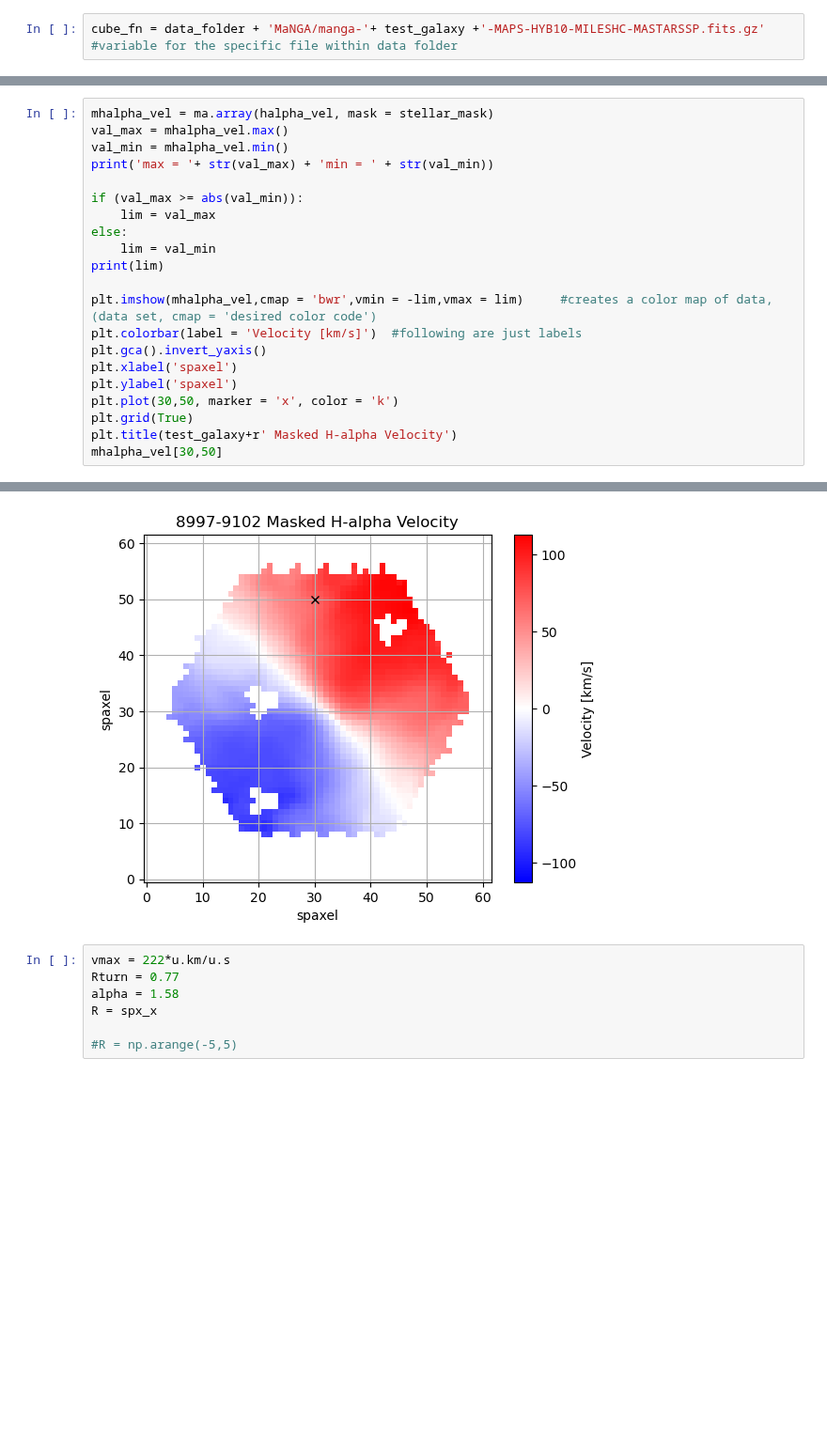
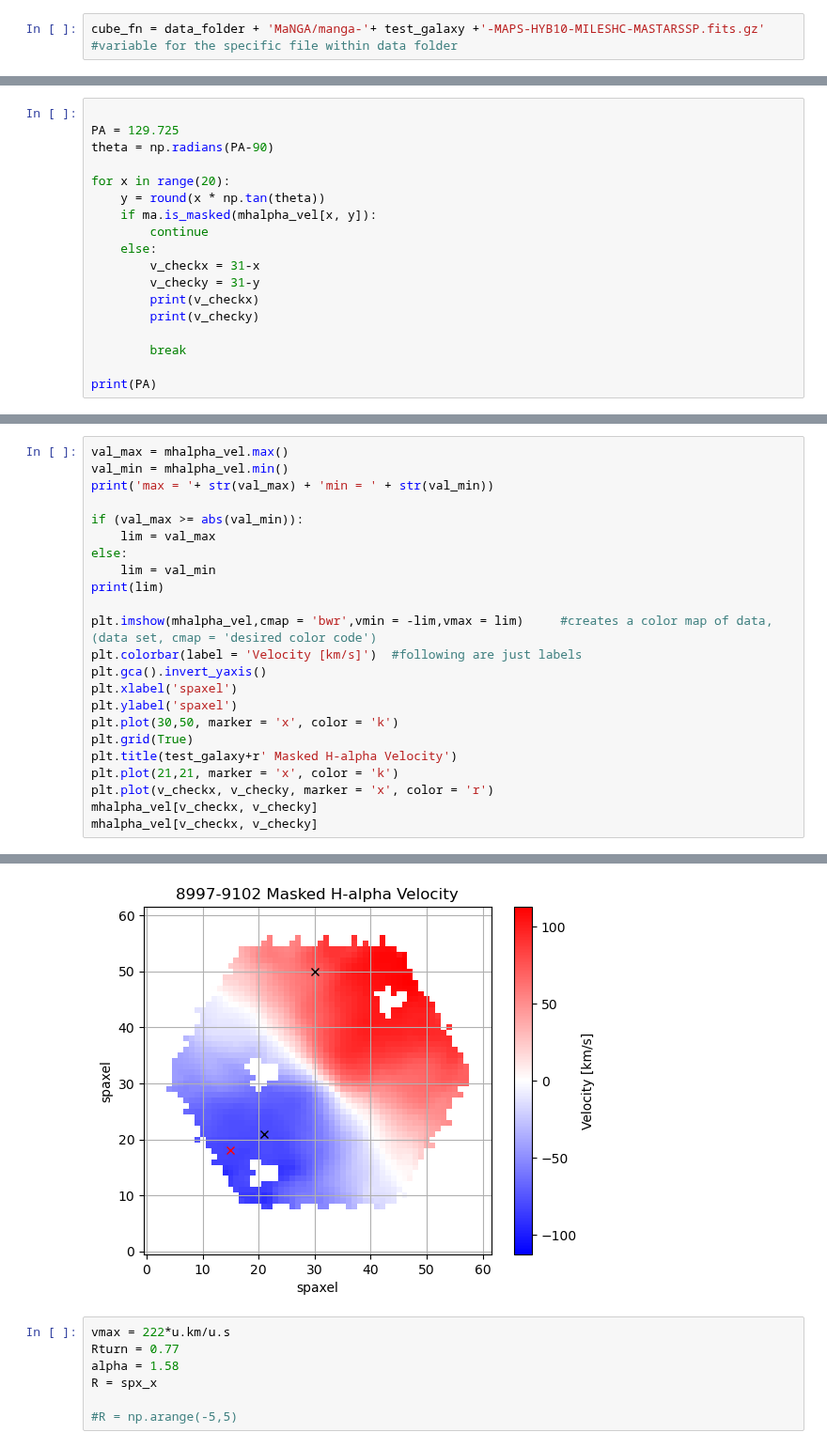
Before and after one commit to DESI-UR/MaNGA-VelMap, a Jupyter notebook: Notebooks/SandBox.ipynb, the cells around one changed output, grey strips where cells are left out. Shown at 94% size. Cells and saved outputs as stored; diff of their text form; blank space fills up the shorter version.

```diff
--- a/Notebooks/SandBox.ipynb
+++ b/Notebooks/SandBox.ipynb
@@ -85,0 +64,18 @@ No.    Name      Ver    Type      Cards   Dimensions   Format
+# %%
+
+PA = 129.725
+theta = np.radians(PA-90)
+
+for x in range(20):
+    y = round(x * np.tan(theta))
+    if ma.is_masked(mhalpha_vel[x, y]):
+        continue
+    else:
+        v_checkx = 31-x
+        v_checky = 31-y
+        print(v_checkx)
+        print(v_checky)
+
+        break
+
+print(PA)
@@ -86,5 +86,4 @@ No.    Name      Ver    Type      Cards   Dimensions   Format
 # %%
-mhalpha_vel = ma.array(halpha_vel, mask = stellar_mask)
 val_max = mhalpha_vel.max()
 val_min = mhalpha_vel.min()
 print('max = '+ str(val_max) + 'min = ' + str(val_min))
@@ -103,7 +102,10 @@ plt.ylabel('spaxel')
 plt.plot(30,50, marker = 'x', color = 'k')
 plt.grid(True)
 plt.title(test_galaxy+r' Masked H-alpha Velocity')
-mhalpha_vel[30,50]
+plt.plot(21,21, marker = 'x', color = 'k')
+plt.plot(v_checkx, v_checky, marker = 'x', color = 'r')
+mhalpha_vel[v_checkx, v_checky]
+mhalpha_vel[v_checkx, v_checky]
 # %% [output]
 max = 112.65936min = -93.39471
 112.65936
@@ -111,4 +113,4 @@ np.float32(65.701805)
-[figure, old version]
+[figure, new version]
 # %%
 vmax = 222*u.km/u.s
 Rturn = 0.77
```
Also changed, not shown: parts of 27 cells of this notebook, 18 other files.
